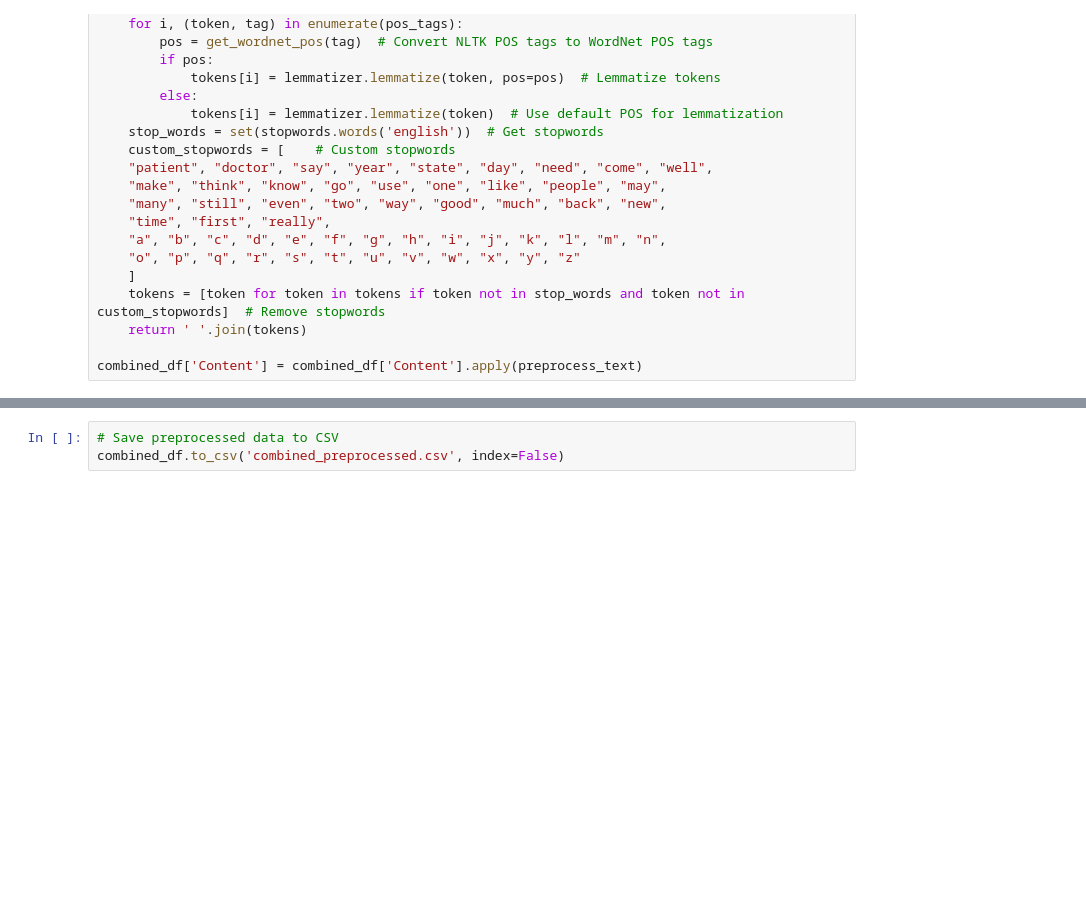
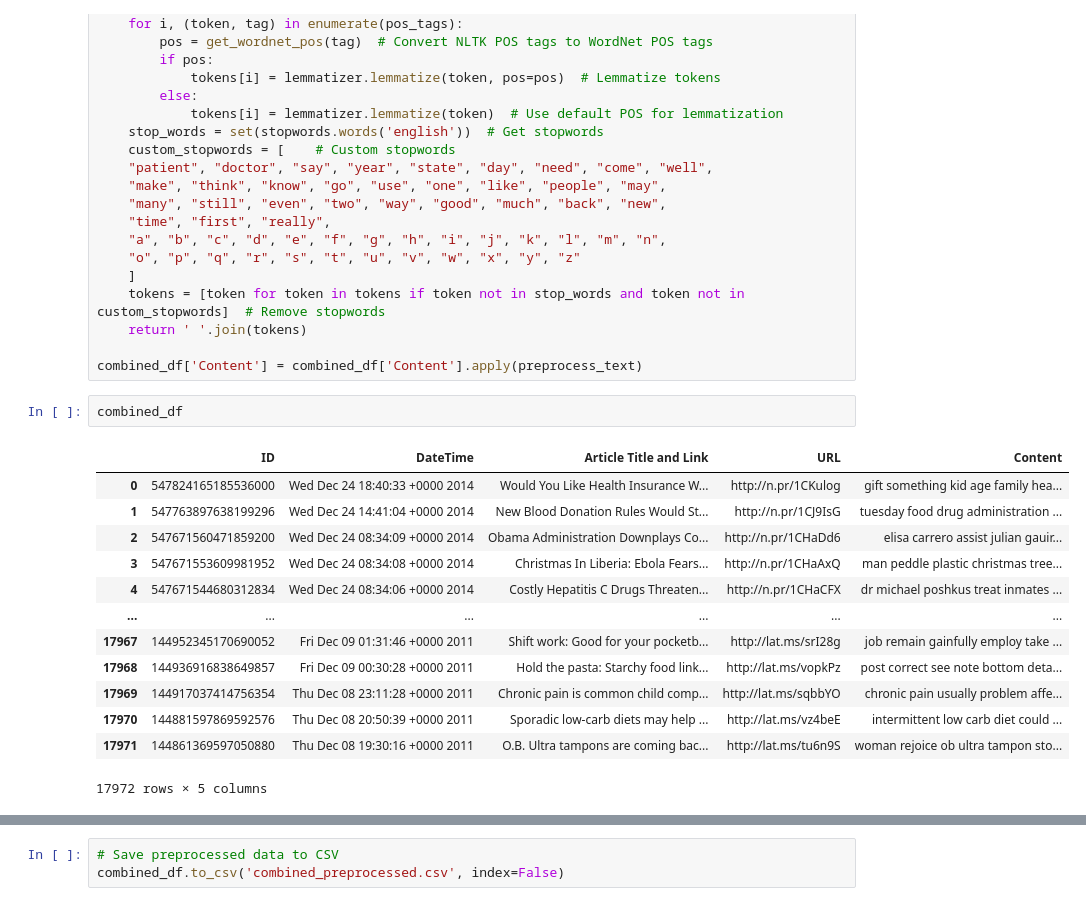
Before and after one commit to ChaithanyaSaiB/UMBC-DATA606-Capstone, a Jupyter notebook: notebooks/Dataset_Creation.ipynb, the cells around one changed output, grey strips where cells are left out. Cells and saved outputs as stored; diff of their text form; blank space fills up the shorter version.

```diff
--- a/notebooks/Dataset_Creation.ipynb
+++ b/notebooks/Dataset_Creation.ipynb
@@ -483,3 +719,19 @@ def preprocess_text(text):
     return ' '.join(tokens)
 
 combined_df['Content'] = combined_df['Content'].apply(preprocess_text)
+# %%
+combined_df
+# %% [output]
+|  | ID | DateTime | Article Title and Link | URL | Content |
+| 0 | 547824165185536000 | Wed Dec 24 18:40:33 +0000 2014 | Would You Like Health Insurance W... | http://n.pr/1CKulog | gift something kid age family hea... |
+| 1 | 547763897638199296 | Wed Dec 24 14:41:04 +0000 2014 | New Blood Donation Rules Would St... | http://n.pr/1CJ9IsG | tuesday food drug administration ... |
+| 2 | 547671560471859200 | Wed Dec 24 08:34:09 +0000 2014 | Obama Administration Downplays Co... | http://n.pr/1CHaDd6 | elisa carrero assist julian gauir... |
+| 3 | 547671553609981952 | Wed Dec 24 08:34:08 +0000 2014 | Christmas In Liberia: Ebola Fears... | http://n.pr/1CHaAxQ | man peddle plastic christmas tree... |
+| 4 | 547671544680312834 | Wed Dec 24 08:34:06 +0000 2014 | Costly Hepatitis C Drugs Threaten... | http://n.pr/1CHaCFX | dr michael poshkus treat inmates ... |
+| ... | ... | ... | ... | ... | ... |
+| 17967 | 144952345170690052 | Fri Dec 09 01:31:46 +0000 2011 | Shift work: Good for your pocketb... | http://lat.ms/srI28g | job remain gainfully employ take ... |
+| 17968 | 144936916838649857 | Fri Dec 09 00:30:28 +0000 2011 | Hold the pasta: Starchy food link... | http://lat.ms/vopkPz | post correct see note bottom deta... |
+| 17969 | 144917037414756354 | Thu Dec 08 23:11:28 +0000 2011 | Chronic pain is common child comp... | http://lat.ms/sqbbYO | chronic pain usually problem affe... |
+| 17970 | 144881597869592576 | Thu Dec 08 20:50:39 +0000 2011 | Sporadic low-carb diets may help ... | http://lat.ms/vz4beE | intermittent low carb diet could ... |
+| 17971 | 144861369597050880 | Thu Dec 08 19:30:16 +0000 2011 | O.B. Ultra tampons are coming bac... | http://lat.ms/tu6n9S | woman rejoice ob ultra tampon sto... |
+17972 rows × 5 columns
```
Also changed, not shown: parts of 16 cells of this notebook.
